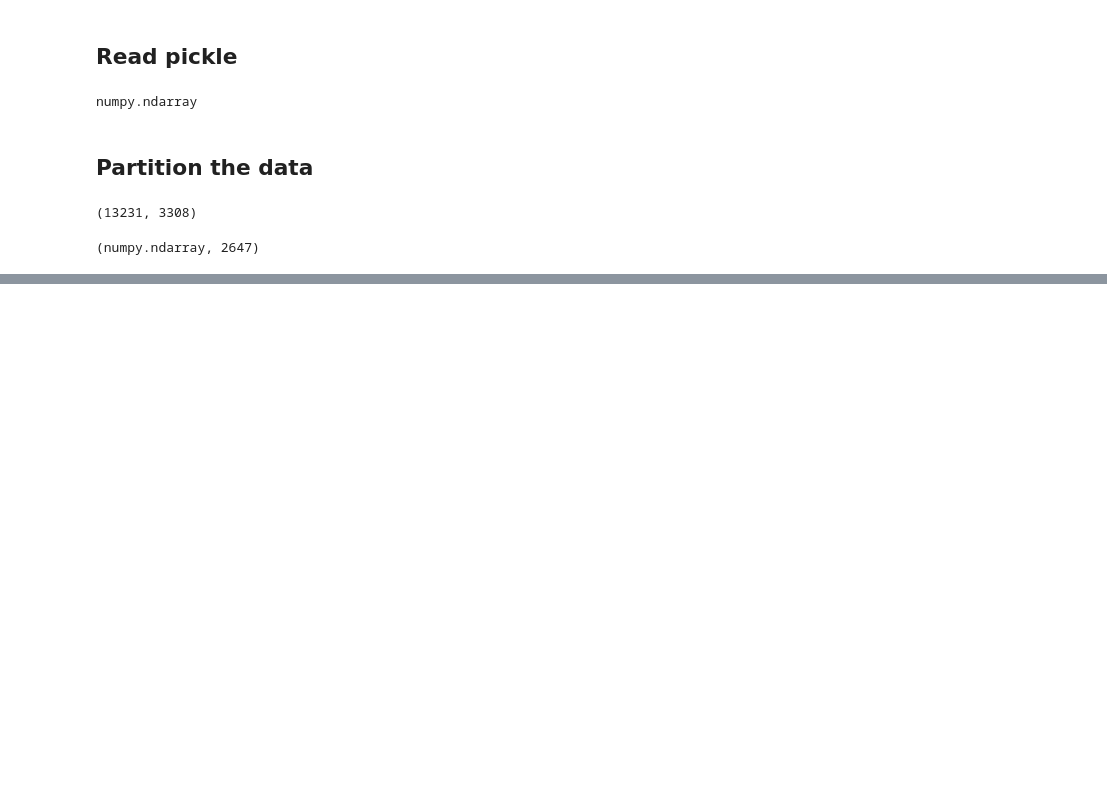
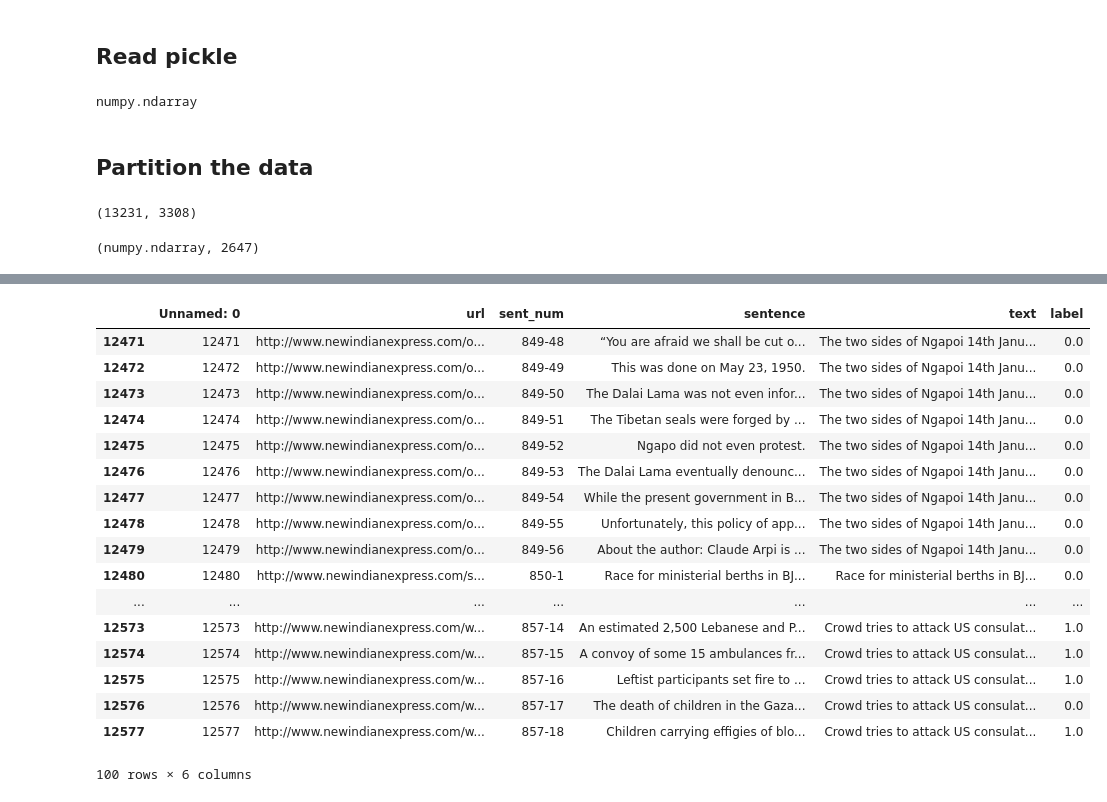
Before and after one commit to simgeekiz/Master_Thesis, a Jupyter notebook: Prepare_Data.ipynb, the cells around one changed output, grey strips where cells are left out. Drawn from its saved outputs; the diff is of its cells as text; code cells hidden in the pictures; blank space fills up the shorter version.

```diff
--- a/Prepare_Data.ipynb
+++ b/Prepare_Data.ipynb
@@ -202,0 +318,21 @@ with open(data_path, 'wb') as file_:
+# %%
+df[5900:6000]
+# %% [output]
+|  | Unnamed: 0 | url | sent_num | sentence | text | label |
+| 12471 | 12471 | http://www.newindianexpress.com/o... | 849-48 | “You are afraid we shall be cut o... | The two sides of Ngapoi 14th Janu... | 0.0 |
+| 12472 | 12472 | http://www.newindianexpress.com/o... | 849-49 | This was done on May 23, 1950. | The two sides of Ngapoi 14th Janu... | 0.0 |
+| 12473 | 12473 | http://www.newindianexpress.com/o... | 849-50 | The Dalai Lama was not even infor... | The two sides of Ngapoi 14th Janu... | 0.0 |
+| 12474 | 12474 | http://www.newindianexpress.com/o... | 849-51 | The Tibetan seals were forged by ... | The two sides of Ngapoi 14th Janu... | 0.0 |
+| 12475 | 12475 | http://www.newindianexpress.com/o... | 849-52 | Ngapo did not even protest. | The two sides of Ngapoi 14th Janu... | 0.0 |
+| 12476 | 12476 | http://www.newindianexpress.com/o... | 849-53 | The Dalai Lama eventually denounc... | The two sides of Ngapoi 14th Janu... | 0.0 |
+| 12477 | 12477 | http://www.newindianexpress.com/o... | 849-54 | While the present government in B... | The two sides of Ngapoi 14th Janu... | 0.0 |
+| 12478 | 12478 | http://www.newindianexpress.com/o... | 849-55 | Unfortunately, this policy of app... | The two sides of Ngapoi 14th Janu... | 0.0 |
+| 12479 | 12479 | http://www.newindianexpress.com/o... | 849-56 | About the author: Claude Arpi is ... | The two sides of Ngapoi 14th Janu... | 0.0 |
+| 12480 | 12480 | http://www.newindianexpress.com/s... | 850-1 | Race for ministerial berths in BJ... | Race for ministerial berths in BJ... | 0.0 |
+| ... | ... | ... | ... | ... | ... | ... |
+| 12573 | 12573 | http://www.newindianexpress.com/w... | 857-14 | An estimated 2,500 Lebanese and P... | Crowd tries to attack US consulat... | 1.0 |
+| 12574 | 12574 | http://www.newindianexpress.com/w... | 857-15 | A convoy of some 15 ambulances fr... | Crowd tries to attack US consulat... | 1.0 |
+| 12575 | 12575 | http://www.newindianexpress.com/w... | 857-16 | Leftist participants set fire to ... | Crowd tries to attack US consulat... | 1.0 |
+| 12576 | 12576 | http://www.newindianexpress.com/w... | 857-17 | The death of children in the Gaza... | Crowd tries to attack US consulat... | 0.0 |
+| 12577 | 12577 | http://www.newindianexpress.com/w... | 857-18 | Children carrying effigies of blo... | Crowd tries to attack US consulat... | 1.0 |
+100 rows × 6 columns
```
Also changed, not shown: parts of 18 cells of this notebook, 5 other files.
